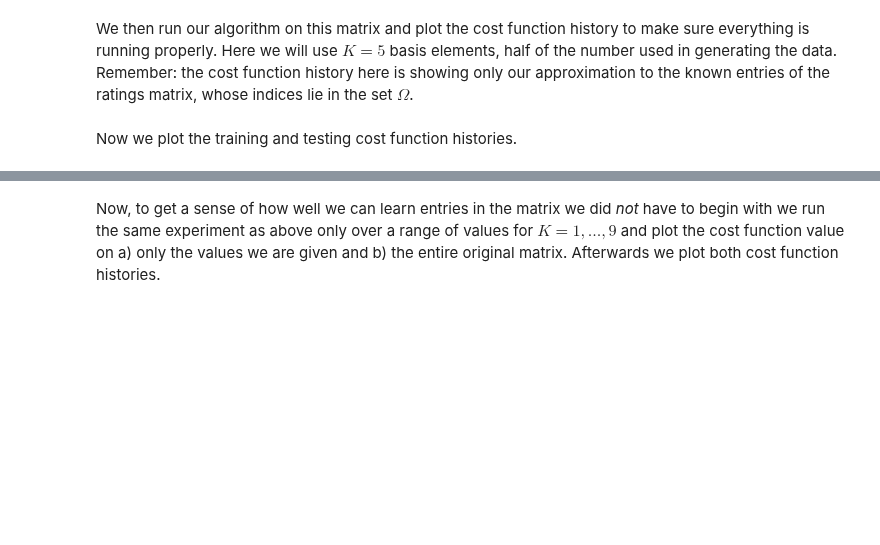
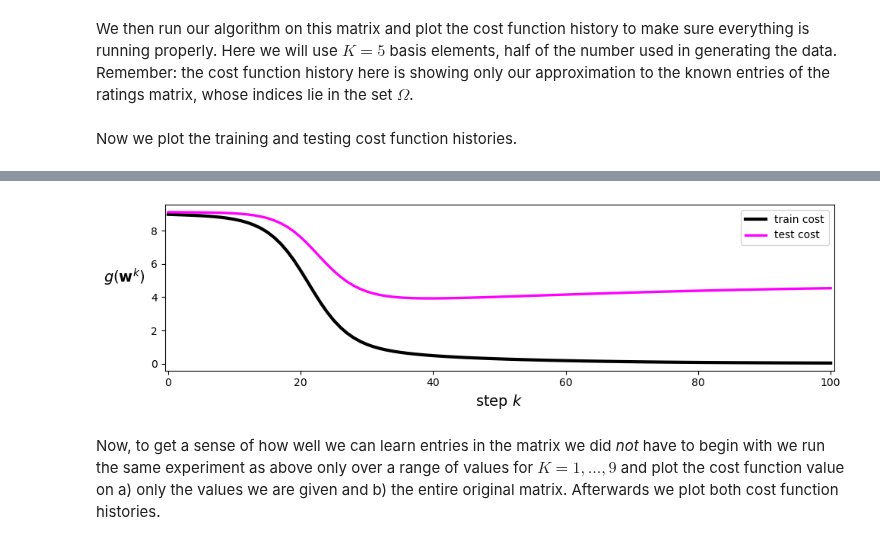
Before and after one commit to neonwatty/machine_learning_refined, a Jupyter notebook: notes/8_Linear_unsupervised_learning/8_4_Recommender.ipynb, the cells around one changed output, grey strips where cells are left out. Drawn from its saved outputs; the diff is of its cells as text; code cells hidden in the pictures; blank space fills up the shorter version.

```diff
--- a/notes/8_Linear_unsupervised_learning/8_4_Recommender.ipynb
+++ b/notes/8_Linear_unsupervised_learning/8_4_Recommender.ipynb
@@ -163,12 +161,12 @@ W = scale*np.random.randn(num_elements,X.shape[1])
 w = [C,W]
 
 # run gradient descent
-weight_history,cost_history = optimizers.gradient_descent(g,alpha_choice,max_its,w)
+weight_history,cost_history = section_8_4_helpers.gradient_descent(g,alpha_choice,max_its,w)
 
 # error on full dataset
 X = copy.deepcopy(X_complete); Omega = np.arange(np.size(X_complete));
 test_history = [least_squares(v) for v in weight_history]
 
 # plot the cost function history for a given run
-static_plotter.plot_cost_histories([cost_history,test_history],start = 0,points = False,labels = ['train cost','test cost'])
+section_8_4_helpers.plot_cost_histories([cost_history,test_history],start = 0,points = False,labels = ['train cost','test cost'])
 # %% [output]
@@ -177,3 +173,4 @@ static_plotter.plot_cost_histories([cost_history,test_history],start = 0,points
+[figure, added]
 # %%
 # This code cell will not be shown in the HTML version of this notebook
 # run loop over different K
```
Also changed, not shown: parts of 6 cells of this notebook, 11 other files.
